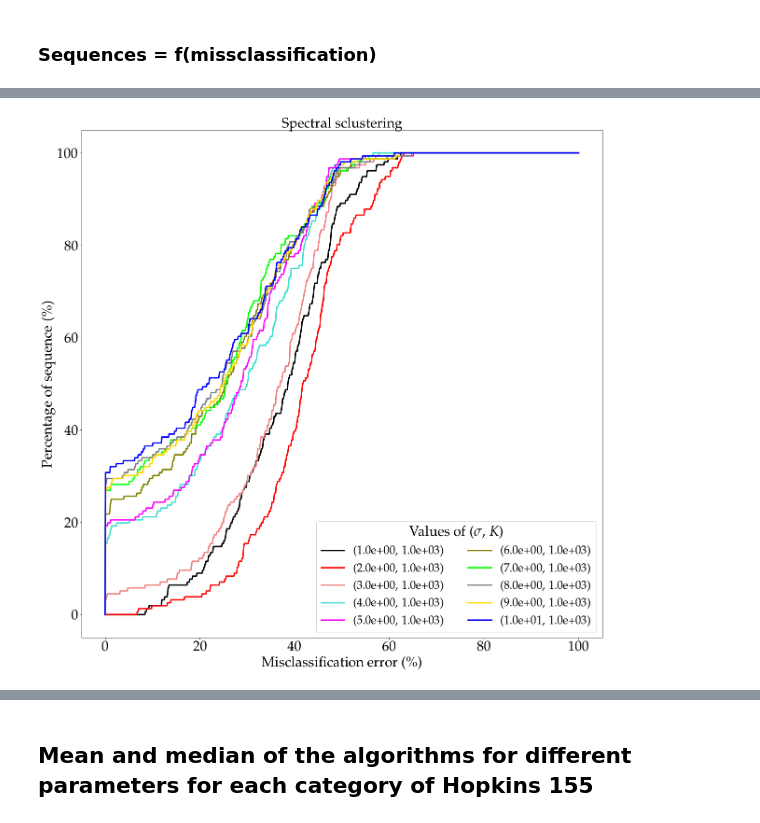
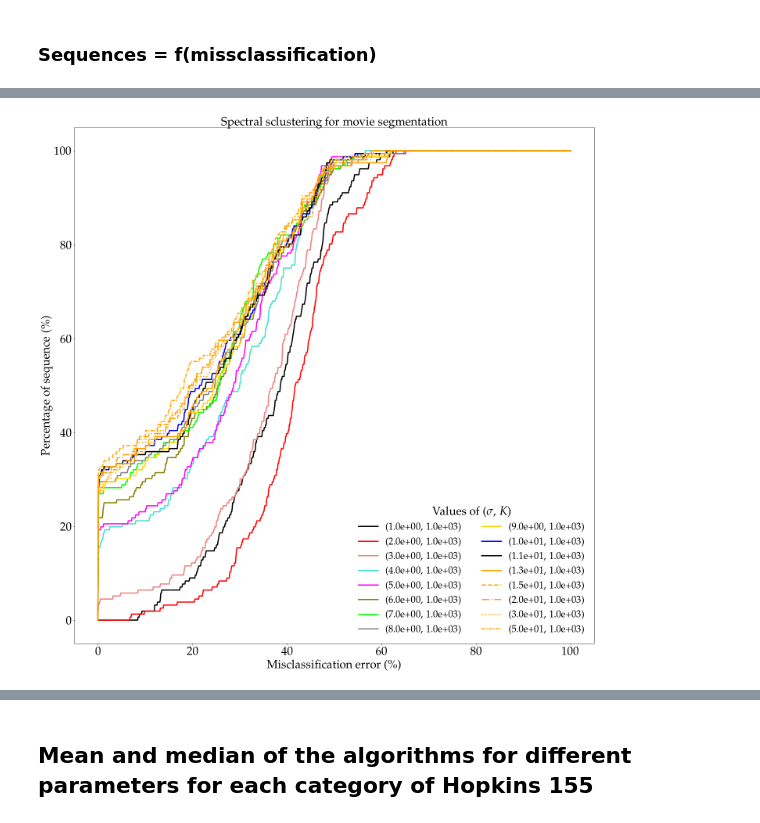
Before and after one commit to VincentMatthys/Unsupervised, a Jupyter notebook: project2/group/Motion_segmentation.ipynb, the cells around one changed output, grey strips where cells are left out. Saved outputs shown, nothing was run; the diff lists cells and outputs as text; code cells hidden in the pictures.

```diff
--- a/project2/group/Motion_segmentation.ipynb
+++ b/project2/group/Motion_segmentation.ipynb
@@ -138,6 +130,15 @@ for key in tqdm(motion_data.keys()):
     nbr_classes = motion_data[key]["s"].max() + 1
     Res[(tau, mu)][key] = evaluate_error(SSC(motion_data[key]["data"], nbr_classes, tau, mu)[1],
                               motion_data[key]["s"].reshape(-1))
+# %%
+tau = 1e4
+for mu in [1e1, 1e2, 1e4, 1e5, 1e6, 1e7]:
+    SSC_res[(tau, mu)] = {}
+    for key in tqdm(motion_data.keys()):
+        # Number of ground_truth classes
+        nbr_classes = motion_data[key]["s"].max() + 1
+        SSC_res[(tau, mu)][key] = evaluate_error(SSC(motion_data[key]["data"], nbr_classes, tau, mu)[1],
+                                             motion_data[key]["s"].reshape(-1))
 # %% [markdown]
 ### $tau = 1e5$, $mu=1e3$
 # %%
@@ -229,5 +208,8 @@ SC_res = np.load('motion_res_SC.npy').item()
+# %%
+SC_res = np.load('motion_res_SC.npy').item()
+SC_key_param = [1, 2, 3, 4, 5, 6, 7, 8, 9, 10, 11, 13, 15, 20, 30, 50]
 # %%
-for k in [1, 2, 3, 4, 5, 6, 7, 8, 9, 10, 11, 13, 15, 20, 30, 50]:
+for k in SC_key_param:
     for s in [1e0, 1e1, 1e2, 1e3, 1e4, 1e5]:
         SC_res[(k, s)] = {}
         for key in tqdm(motion_data.keys()):
@@ -249,7 +227,7 @@ SC_res = np.load('motion_res_SC.npy').item()
 # %% [markdown]
 ### Sequences = f(missclassification)
 # %%
-lines = [(0, ())]
+lines = ['.', "-","--","-.",":", (0, (3, 1, 1, 1))]
 colors = ["black", "red", "lightcoral", "turquoise", "magenta", "olive", "lime", "gray", "gold", "blue"]
 from itertools import cycle
 linecycler = cycle(lines)
@@ -256,27 +242,34 @@ linecycler = cycle(lines)
 # %%
 step = 0.001
 X = 100 * np.arange(0, 1 + step, step)
 
 plt.figure(figsize = (20, 20))
 
 
 Params = list(SC_res.keys())
 Params.sort()
 
 # for params in Params:
-for params in [(i, 1e3) for i in range(1, 11)]:
+for params in [(SC_key_param[i], 1e3) for i in range(len(SC_key_param))]:
     Y = [0] * len(X)
     for x in range(len(X)):
         for key in SC_res[params].keys():
             if SC_res[params][key] < X[x] / 100:
                 Y[x] += 100/len(SC_res[params])
-    plt.plot(X, Y, color = colors[int(params[0]) - 1], lw = 3,
+    if SC_key_param.index(params[0]) > 10:
+        ls = lines[SC_key_param.index(params[0]) - 10]
+        color = "orange"
+    else:
+        ls = "solid"
+        color = colors[SC_key_param.index(params[0]) % len(colors)]
+    plt.plot(X, Y, color = color, lw = 3, ls = ls,
              label = "({:.1e}, {:.1e})".format(params[0], params[1]));
-plt.title("Spectral sclustering", size = 30)
+plt.title("Spectral sclustering for movie segmentation", size = 30)
 plt.ylabel(r"Percentage of sequence (\%)", size = 30)
 plt.xlabel(r"Misclassification error (\%)", size = 30)
-leg = plt.legend(fontsize = 25, ncol = 2);
+leg = plt.legend(fontsize = 25, ncol = 2, frameon=False);
 leg.set_title(r"Values of ($\sigma$, $K$)" , prop = {'size': 30})
+plt.tight_layout()
 plt.savefig("../report/images/SC_1e3.png")
 # %% [output]
-[figure, old version]
+[figure, new version]
```
Also changed, not shown: parts of 22 cells of this notebook.
